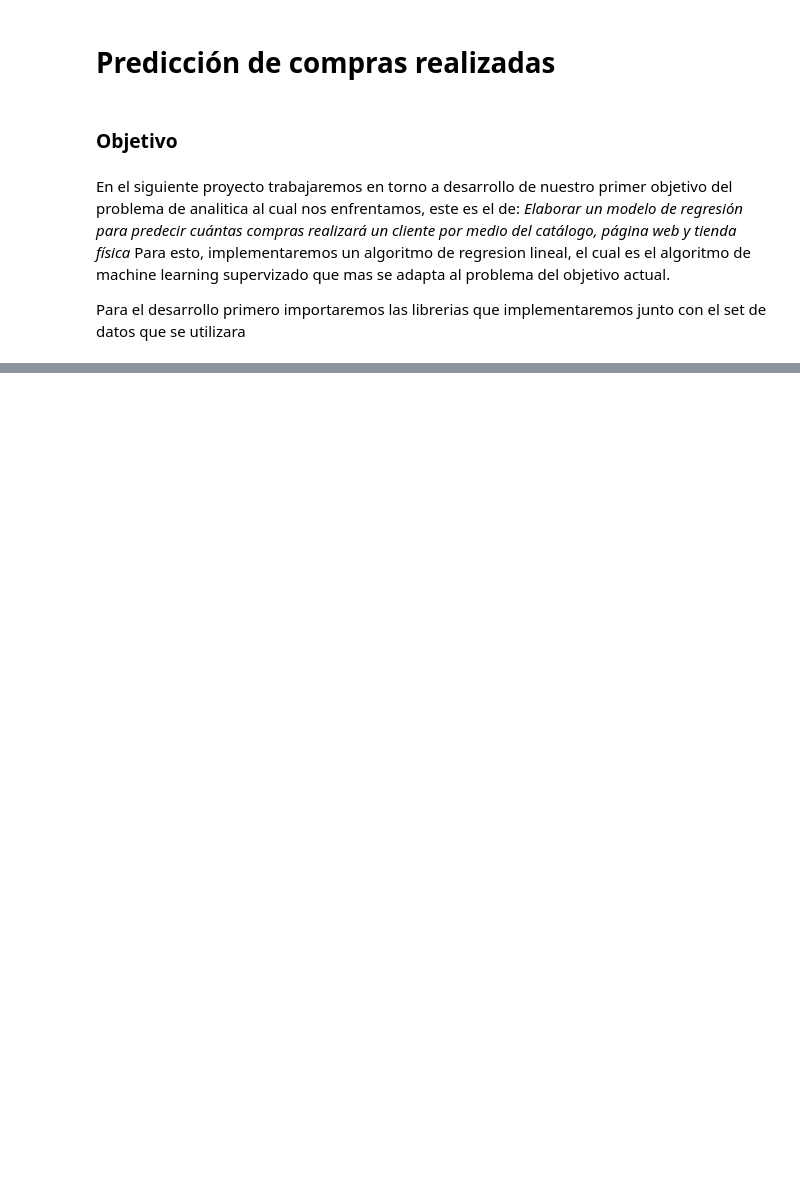
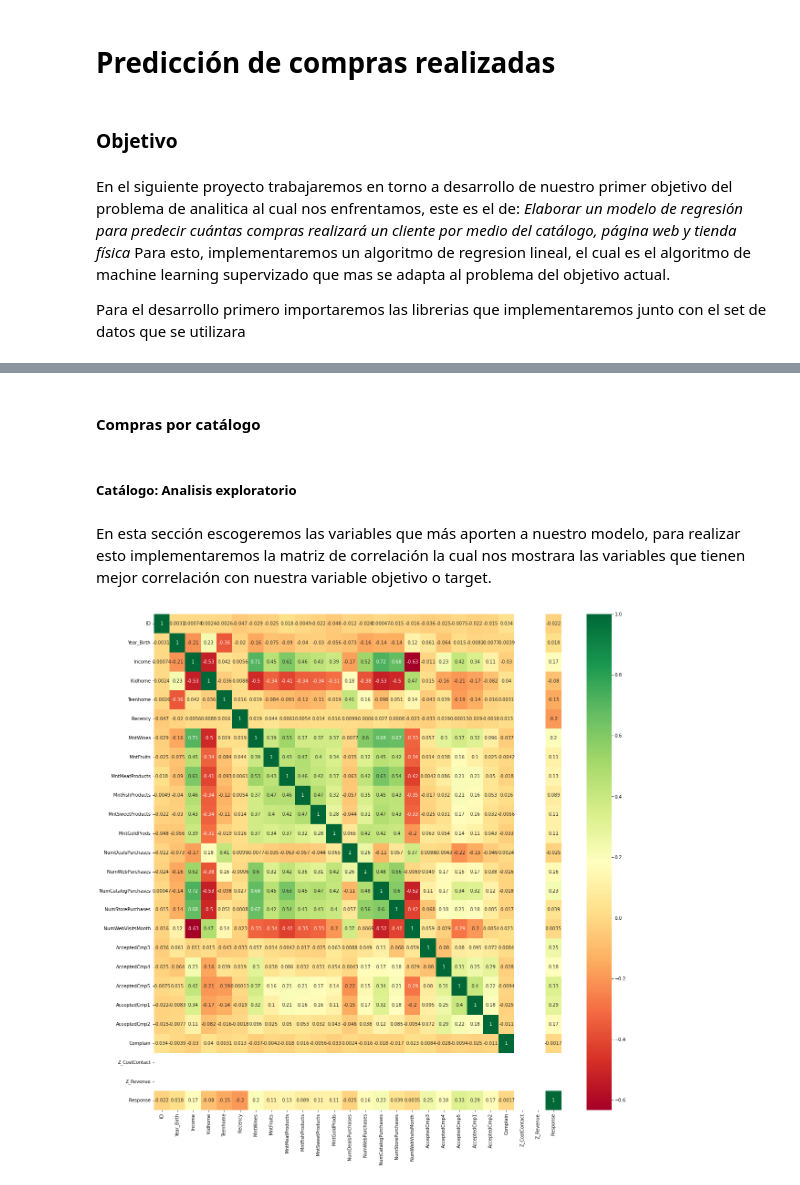
Before and after one commit to Giovanni2414/analytics-solutions-portfolio, a Jupyter notebook: Codigo/model/Entrega2ProyectoFinal.ipynb, the cells around one changed output, grey strips where cells are left out. Drawn from its saved outputs; the diff is of its cells as text; code cells hidden in the pictures; blank space fills up the shorter version.

```diff
--- a/Codigo/model/Entrega2ProyectoFinal.ipynb
+++ b/Codigo/model/Entrega2ProyectoFinal.ipynb
@@ -21,4 +22,4 @@ from sklearn import metrics
 
 from copy import deepcopy                            #Permite hacer copias profundas.
 # %%
-df = pd.read_csv("marketing_")
+df = pd.read_csv("../../datos/clean_marketing_campaing.csv")
@@ -27,0 +121,13 @@ range(0, 2)
+# %% [markdown]
+#### Compras por catálogo
+# %% [markdown]
+##### **Catálogo:** Analisis exploratorio
+# %% [markdown]
+En esta sección escogeremos las variables que más aporten a nuestro modelo, para realizar esto implementaremos la matriz de correlación la cual nos mostrara las variables que tienen mejor correlación con nuestra variable objetivo o target.
+# %%
+#Diagrama de correlacion completo
+plt.figure(figsize=(20,20))
+ax = sns.heatmap(df.corr(),annot=True,cmap='RdYlGn')
+plt.show()
+# %% [output]
+[figure, added]
```
Also changed, not shown: parts of 49 cells of this notebook.
